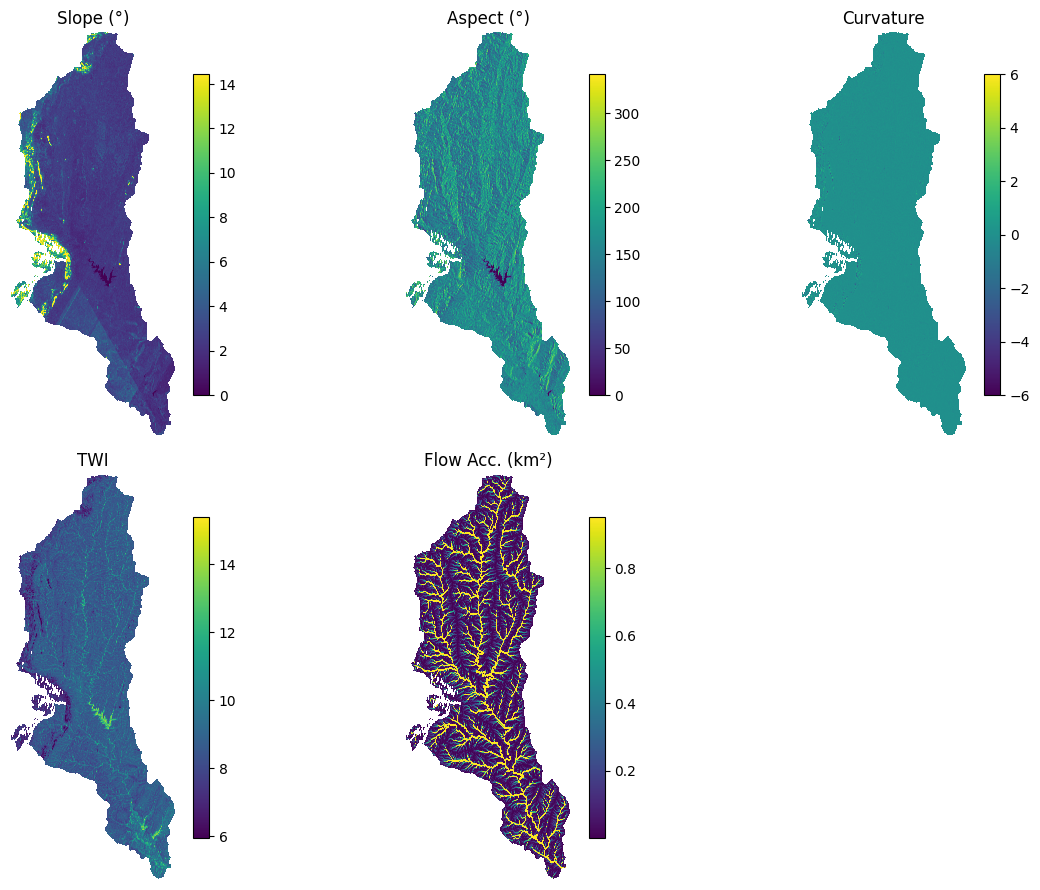
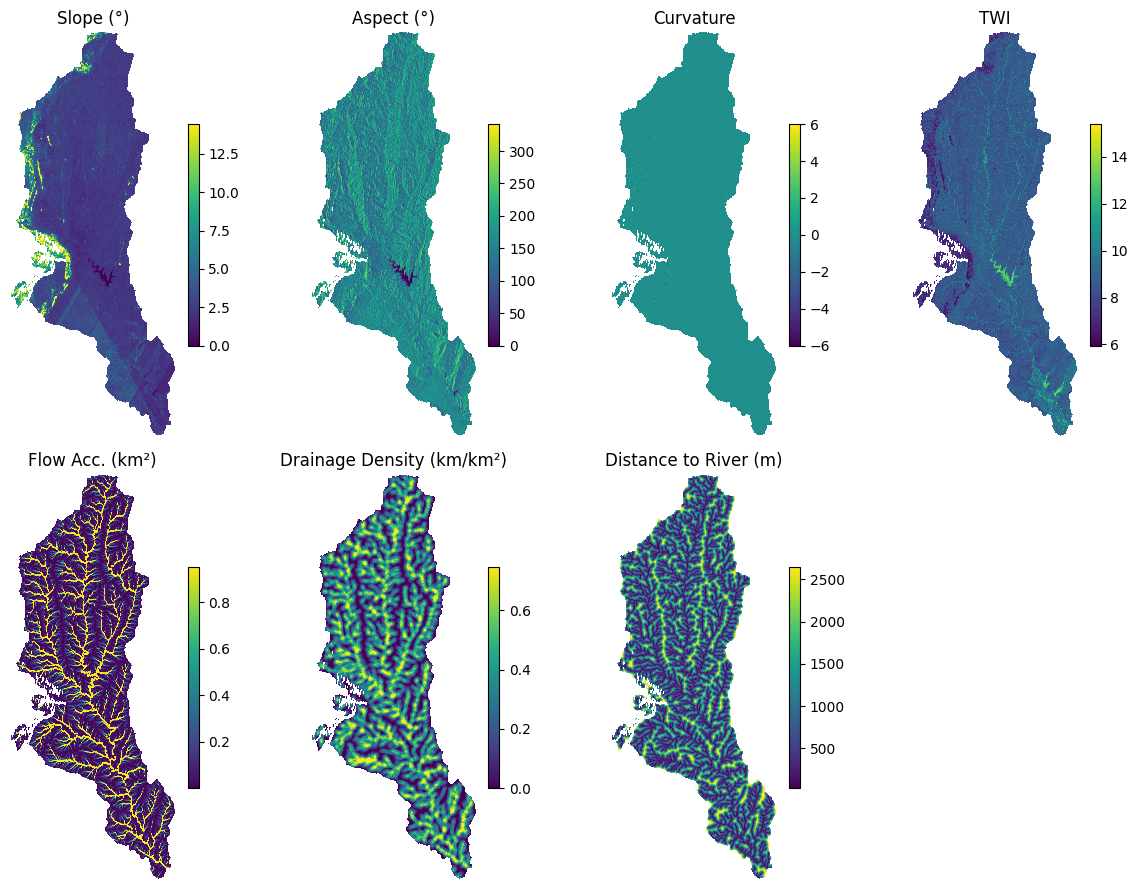
Unified diff of the notebook cell whose output changed from the first chart to the second:
--- before
+++ after
@@ -5,7 +5,9 @@
     "TWI":             twi,
     "Flow Acc. (km²)": facc,
+    "Drainage Density (km/km²)": density,
+    "Distance to River (m)": distRiver,
 }
 
-fig, axes = plt.subplots(2, 3, figsize=(12, 9))
+fig, axes = plt.subplots(2, 4, figsize=(12, 9))
 for ax, (title, arr) in zip(axes.flat, layers.items()):
     im = ax.imshow(

Commit: lulc file add